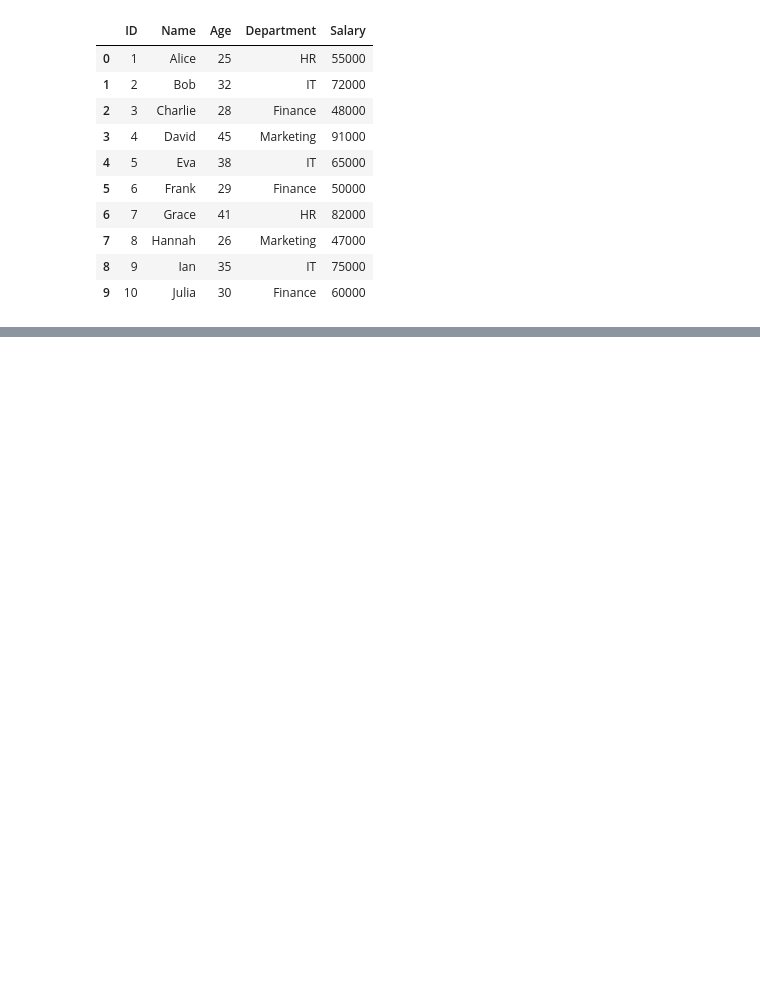
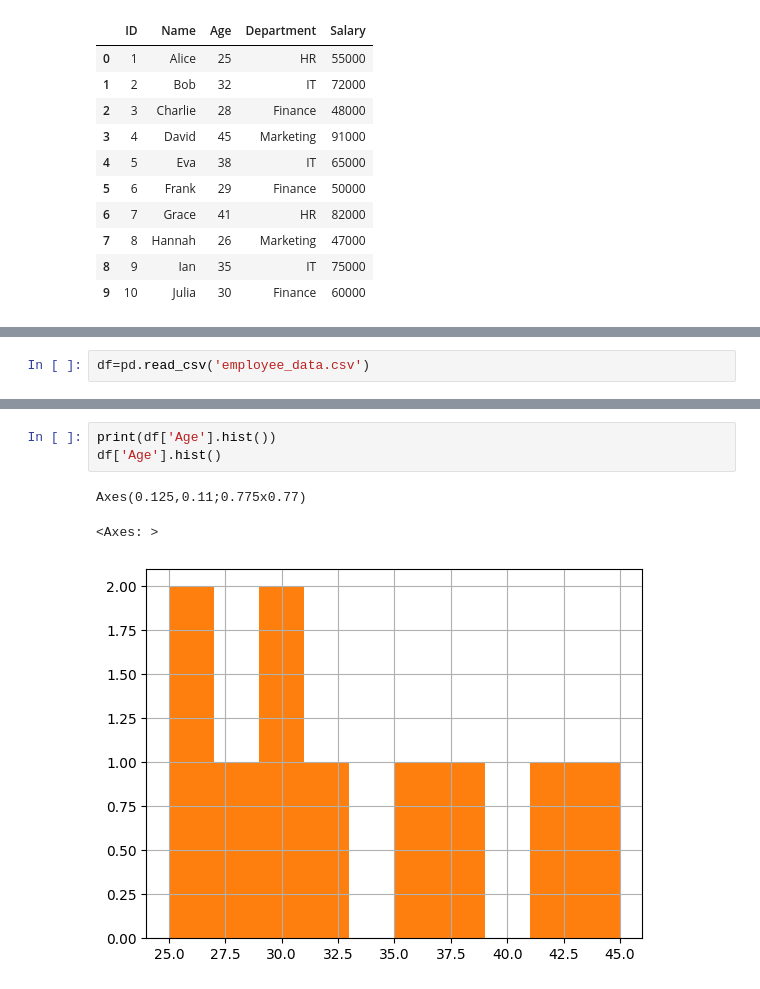
Before and after one commit to Shayan1064/machine-learning-journey, a Jupyter notebook: Day 8/Pandas 1.ipynb, the cells around one changed output, grey strips where cells are left out. Saved outputs shown, nothing was run; the diff lists cells and outputs as text; blank space fills up the shorter version.

```diff
--- a/Day 8/Pandas 1.ipynb
+++ b/Day 8/Pandas 1.ipynb
@@ -99,0 +945,2 @@ data
+# %%
+df=pd.read_csv('employee_data.csv')
@@ -99,0 +961,7 @@ data
+# %%
+print(df['Age'].hist())
+df['Age'].hist()
+# %% [output]
+Axes(0.125,0.11;0.775x0.77)
+<Axes: >
+[figure, added]
```
Also changed, not shown: parts of 148 cells of this notebook, 1 other file.
